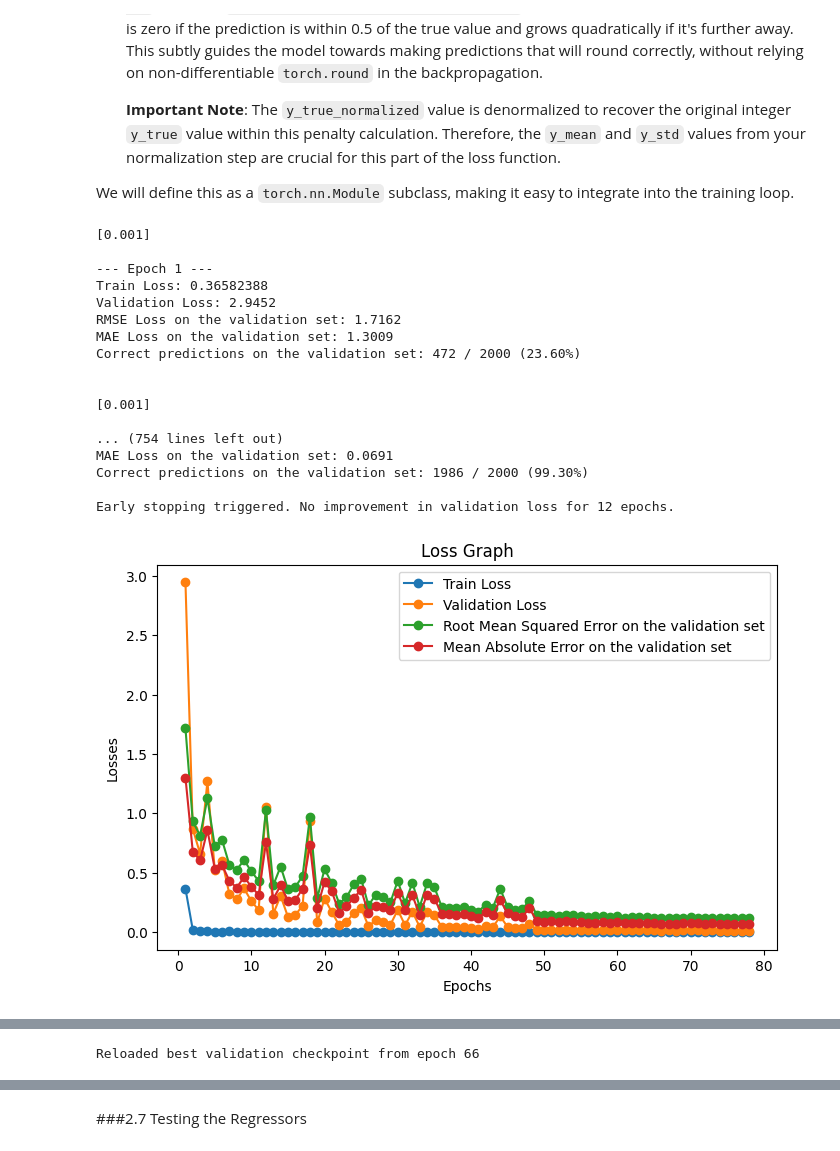
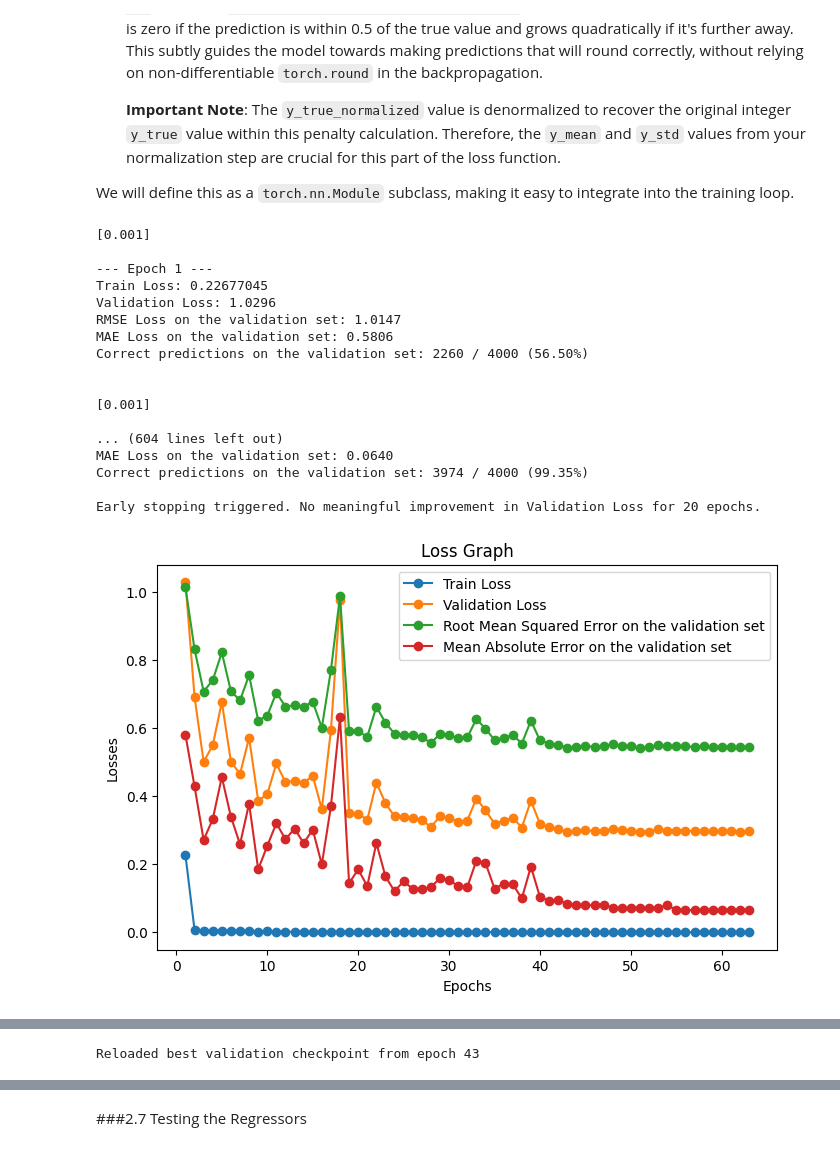
Before and after one commit to BrennoVaccari/95662-Introduction-To-Machine-Learning, a Jupyter notebook: CNN.ipynb, the cells around one changed output, grey strips where cells are left out. Drawn from its saved outputs; the diff is of its cells as text; code cells hidden in the pictures.

Commit message:
added coe to work with length augmented data for cnn and transformer. for transformer, still using oversampling strategy

```diff
--- a/CNN.ipynb
+++ b/CNN.ipynb
@@ -108,7 +112,9 @@ def load_jsonl(path):
     return pd.DataFrame(records)
 # %%
 train_df = load_jsonl(DATA_DIR / "train.jsonl")
+train_augmented_df = load_jsonl(DATA_DIR / "train_augmented.jsonl")
 validation_df = load_jsonl(DATA_DIR / "validation.jsonl")
+validation_augmented_df = load_jsonl(DATA_DIR / "validation_augmented.jsonl")
 test_id_df = load_jsonl(DATA_DIR / "test_id.jsonl")
 test_ood_df = load_jsonl(DATA_DIR / "test_ood.jsonl")
 test_long_df = load_jsonl(DATA_DIR / "test_long.jsonl")
@@ -300,7 +341,9 @@ def apply_transformation(df):
     return df
 # %%
 train_df = apply_transformation(train_df)
+train_augmented_df = apply_transformation(train_augmented_df)
 validation_df = apply_transformation(validation_df)
+validation_augmented_df = apply_transformation(validation_augmented_df)
 test_id_df = apply_transformation(test_id_df)
 test_ood_df = apply_transformation(test_ood_df)
 test_long_df = apply_transformation(test_long_df)
@@ -409,10 +458,13 @@ def draw_loss_graph(epochs, train_losses, val_losses = None, val_losses_RMSE=Non
 # %% [markdown]
 ### 2.1 Defining Input and Target (x and y)
 # %%
-x_train = train_df["expression"]
-y_train = train_df["value"]
-x_val = validation_df["expression"]
-y_val = validation_df["value"]
+combined_train_df = pd.concat([train_df,train_augmented_df], ignore_index=True)
+combined_validation_df = pd.concat([validation_df,validation_augmented_df], ignore_index=True)
+
+x_train = combined_train_df["expression"]
+y_train = combined_train_df["value"]
+x_val = combined_validation_df["expression"]
+y_val = combined_validation_df["value"]
 # %% [markdown]
 ### 2.2 Tokenization
 
@@ -888,8 +963,8 @@ class CustomExactMatchLoss(nn.Module):
         # Combine the two loss components
         return self.alpha * mse_normalized_loss + self.beta * emp_loss
 # %%
-y_train_normalized = train_df["normalized_value"]
-y_val_normalized = validation_df["normalized_value"]
+y_train_normalized = combined_train_df["normalized_value"]
+y_val_normalized = combined_validation_df["normalized_value"]
 # %%
 expression_cnn_one_hot_model_normal = ExpressionCNNOneHot(
     vocab_size=VOCAB_SIZE,
@@ -899,39 +974,41 @@ expression_cnn_one_hot_model_normal = ExpressionCNNOneHot(
 # %%
 # Reset optimizer as model has been re-instantiated
 optimizer_normal = torch.optim.Adam(expression_cnn_one_hot_model_normal.parameters(), lr=learning_rate)
 normalized_training = True
 loss_fn_normalized = CustomExactMatchLoss(y_mean=y_mean,  y_std=y_std, alpha=1.0, beta=0.01, margin=0.5)
 
 cnn_custom_loss_best = train(
     model=expression_cnn_one_hot_model_normal,
     x_train_data=x_train,
     y_train_data=y_train_normalized,
     optimizer=optimizer_normal,
     loss_fn=loss_fn_normalized,
     normalized_coefficient=normalized_term,
     epochs=epochs,
     device=DEVICE,
     batch_size=batch_size,
     normalized_training=normalized_training,
     x_val_data=x_val,
     y_val_data=y_val_normalized,
+    patience=20,
+    min_delta=0.005,
 )
 # %% [output]
 [0.001]
 
 --- Epoch 1 ---
-Train Loss: 0.36582388
-Validation Loss: 2.9452
-RMSE Loss on the validation set: 1.7162
-MAE Loss on the validation set: 1.3009
-Correct predictions on the validation set: 472 / 2000 (23.60%)
+Train Loss: 0.22677045
+Validation Loss: 1.0296
+RMSE Loss on the validation set: 1.0147
+MAE Loss on the validation set: 0.5806
+Correct predictions on the validation set: 2260 / 4000 (56.50%)
 
 
 [0.001]
 
-... (754 lines left out)
-MAE Loss on the validation set: 0.0691
-Correct predictions on the validation set: 1986 / 2000 (99.30%)
+... (604 lines left out)
+MAE Loss on the validation set: 0.0640
+Correct predictions on the validation set: 3974 / 4000 (99.35%)
 
-Early stopping triggered. No improvement in validation loss for 12 epochs.
+Early stopping triggered. No meaningful improvement in Validation Loss for 20 epochs.
-[figure, old version]
+[figure, new version]
@@ -939,4 +1016,4 @@ Early stopping triggered. No improvement in validation loss for 12 epochs.
-Reloaded best validation checkpoint from epoch 66
+Reloaded best validation checkpoint from epoch 43
 # %%
 print("Best CNN custom loss checkpoint:")
 print("Epoch:", cnn_custom_loss_best["best_epoch"])
```
Also changed, not shown: parts of 28 cells of this notebook, 5 other files.
